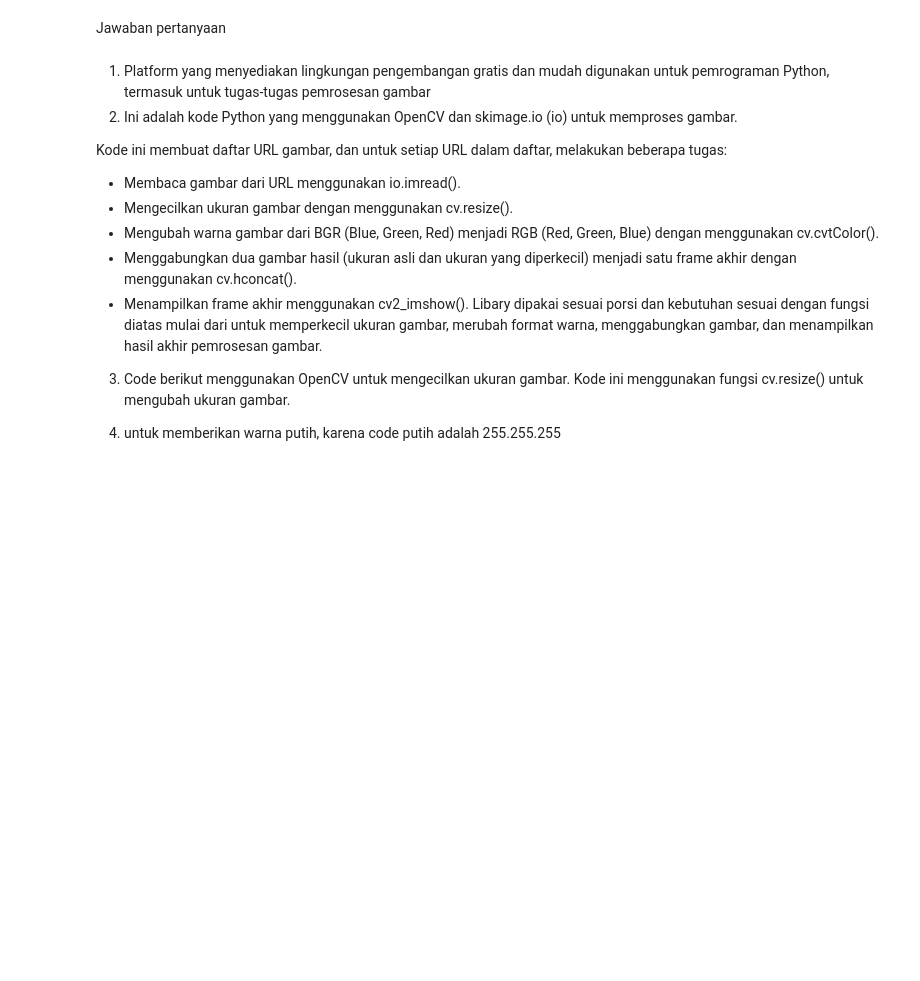
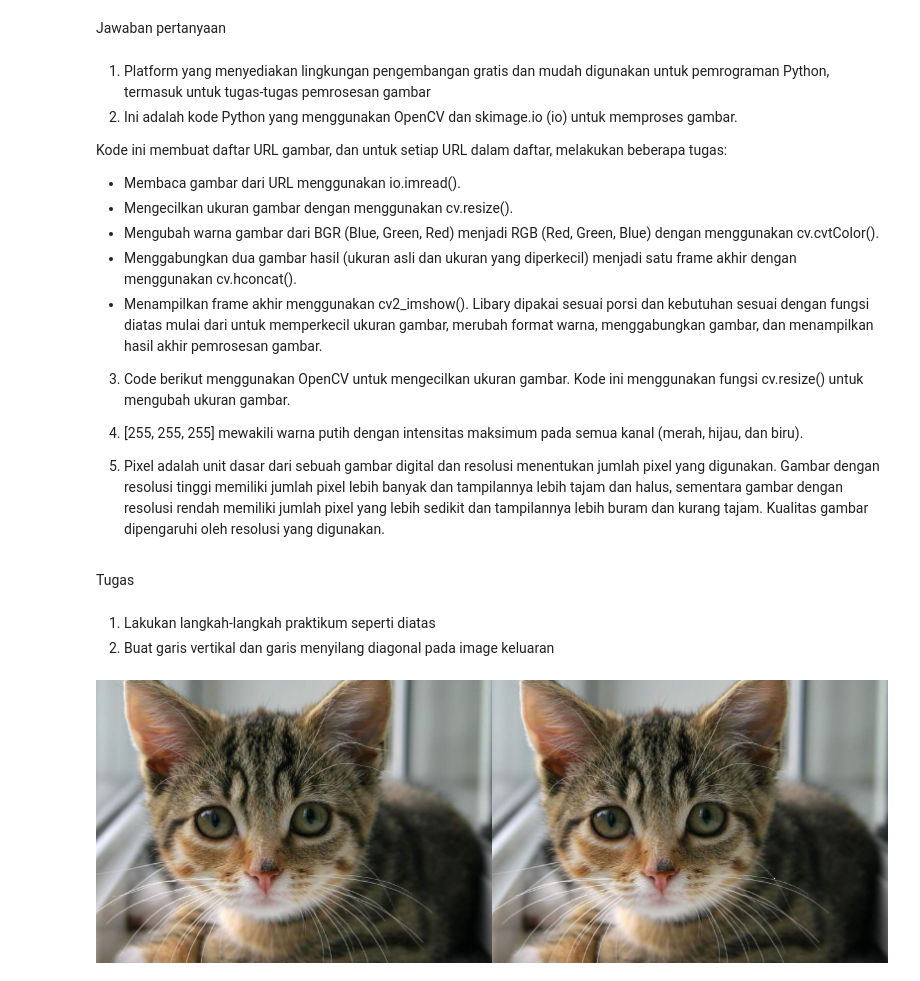
Before and after one commit to farrel1422/PCVK_Genap_2023, a Jupyter notebook: Week_1.ipynb, the cells around one changed output. Drawn from its saved outputs; the diff is of its cells as text; code cells hidden in the pictures; blank space fills up the shorter version.

```diff
--- a/Week_1.ipynb
+++ b/Week_1.ipynb
@@ -63,4 +63,22 @@ Jawaban pertanyaan
 
 3. Code berikut menggunakan OpenCV untuk mengecilkan ukuran gambar. Kode ini menggunakan fungsi cv.resize() untuk mengubah ukuran gambar.
 
-4. untuk memberikan warna putih, karena code putih adalah 255.255.255
+4. [255, 255, 255] mewakili warna putih dengan intensitas maksimum pada semua kanal (merah, hijau, dan biru).
+
+5. Pixel adalah unit dasar dari sebuah gambar digital dan resolusi menentukan jumlah pixel yang digunakan. Gambar dengan resolusi tinggi memiliki jumlah pixel lebih banyak dan tampilannya lebih tajam dan halus, sementara gambar dengan resolusi rendah memiliki jumlah pixel yang lebih sedikit dan tampilannya lebih buram dan kurang tajam. Kualitas gambar dipengaruhi oleh resolusi yang digunakan.
+# %% [markdown]
+Tugas
+# %% [markdown]
+1. Lakukan langkah-langkah praktikum seperti diatas
+2. Buat garis vertikal dan garis menyilang diagonal pada image keluaran
+# %%
+image_2 = cv.cvtColor(image, cv.COLOR_BGR2RGB)
+image_3 = cv.cvtColor(image, cv.COLOR_BGR2RGB)
+
+for x in range (tinggi):
+  image_3[int((lebar)/2),y] = [255,255,255]
+
+final_frame = cv.hconcat((image_2, image_3))
+cv2_imshow(final_frame)
+# %% [output]
+[figure, added]
```
